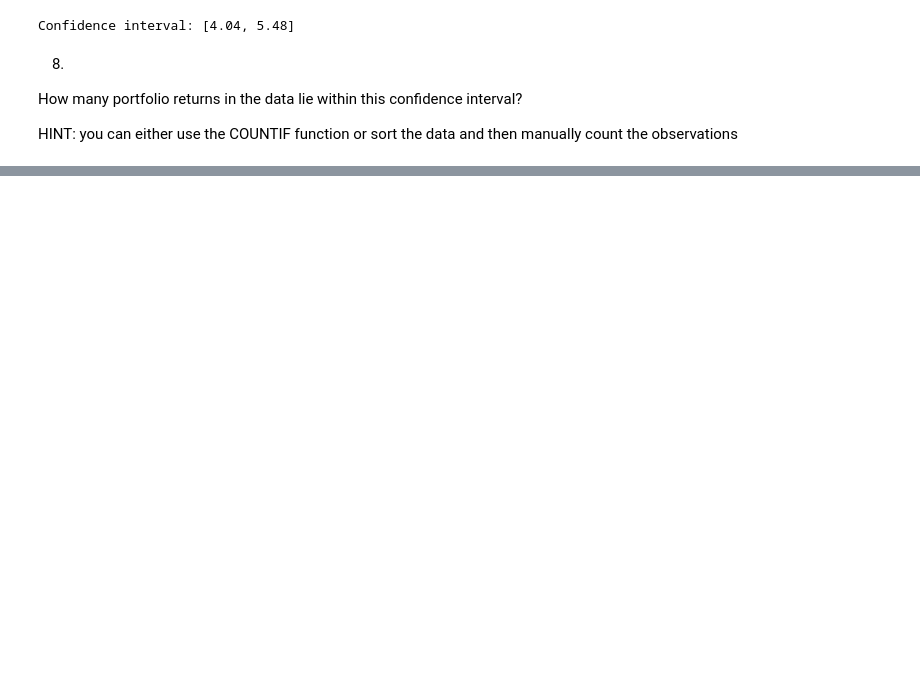
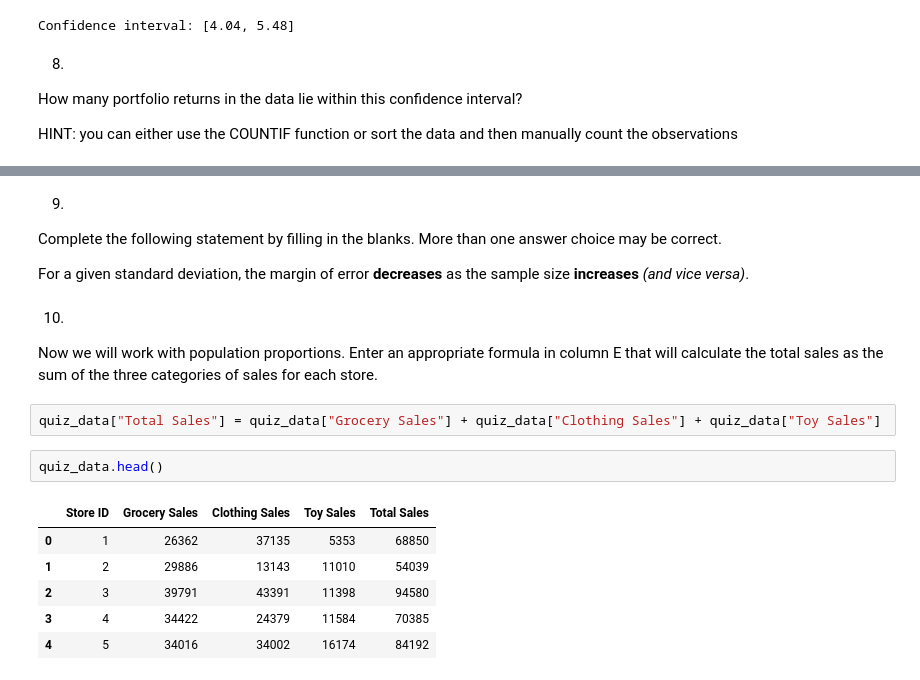
Before and after one commit to LZNEWT00Z/BSaAS, a Jupyter notebook: 2. Business Applications of Hypothesis Testing and Confidence Interval Estimation.ipynb, the cells around one changed output, grey strips where cells are left out. Saved outputs shown, nothing was run; the diff lists cells and outputs as text; blank space fills up the shorter version.

```diff
--- a/2. Business Applications of Hypothesis Testing and Confidence Interval Estimation.ipynb
+++ b/2. Business Applications of Hypothesis Testing and Confidence Interval Estimation.ipynb
@@ -271,0 +573,21 @@ len(quiz_data[(quiz_data["Stock Return"] >= lower_bound) & (quiz_data["Stock Ret
+# %% [markdown]
+9.
+
+Complete the following statement by filling in the blanks. More than one answer choice may be correct.
+
+For a given standard deviation, the margin of error __decreases__ as the sample size __increases__ _(and vice versa)_.
+# %% [markdown]
+10.
+
+Now we will work with population proportions. Enter an appropriate formula in column E that will calculate the total sales as the sum of the three categories of sales for each store.
+# %%
+quiz_data["Total Sales"] = quiz_data["Grocery Sales"] + quiz_data["Clothing Sales"] + quiz_data["Toy Sales"]
+# %%
+quiz_data.head()
+# %% [output]
+|  | Store ID | Grocery Sales | Clothing Sales | Toy Sales | Total Sales |
+| 0 | 1 | 26362 | 37135 | 5353 | 68850 |
+| 1 | 2 | 29886 | 13143 | 11010 | 54039 |
+| 2 | 3 | 39791 | 43391 | 11398 | 94580 |
+| 3 | 4 | 34422 | 24379 | 11584 | 70385 |
+| 4 | 5 | 34016 | 34002 | 16174 | 84192 |
```
Also changed, not shown: parts of 51 cells of this notebook, 2 other files.
